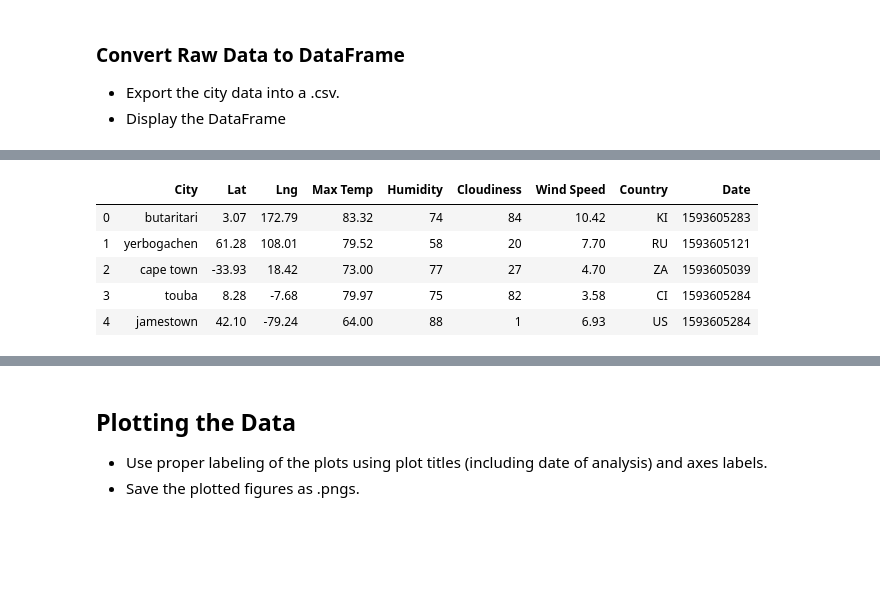
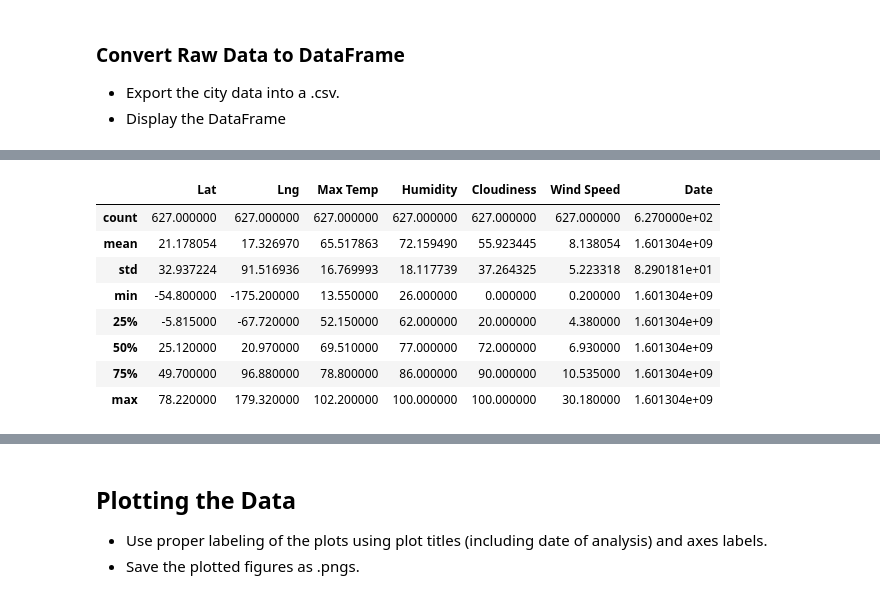
Before and after one commit to jfield24/API-Challenge, a Jupyter notebook: WeatherPy/WeatherPy.ipynb, the cells around one changed output, grey strips where cells are left out. Cells and saved outputs as stored; diff of their text form; code cells hidden in the pictures; blank space fills up the shorter version.

Commit message:
Updated output cities_csv and made progress on weatherpy

```diff
--- a/WeatherPy/WeatherPy.ipynb
+++ b/WeatherPy/WeatherPy.ipynb
@@ -78,0 +135,19 @@ Int64Index([], dtype='int64')
+# %%
+# Put the data into a dataframe
+city_data_df = pd.DataFrame({
+    "City": cities,
+    "Lat": lat,
+    "Lng": long,
+    "Max Temp": maxtemp,
+    "Humidity": humidity,
+    "Cloudiness": cloudiness,
+    "Wind Speed": wind_speed,
+    "Country": country,
+    "Date": date
+})
+
+# Export the city data into a csv file
+city_data_df.to_csv("output_data/cities.csv")
+
+# Display the DataFrame
+city_data_df.head()
@@ -79,10 +174,27 @@ Int64Index([], dtype='int64')
 # %%
 # Make a new DataFrame equal to the city data to drop all humidity outliers by index.
 # Passing "inplace=False" will make a copy of the city_data DataFrame, which we call "clean_city_data".
+
+# Find values of Q1 - 1.5 x IQR and Q3 + 1.5 x IQR by using the 75% (Q3) and 25% (Q1) values from the describe table above
+IQR = 85-55
+lower_lim = 55-IQR
+upper_lim = 85+IQR
+
+# Finding the index of the outliers
+index = city_data_df[(city_data_df["Humidity"] >= upper_lim)|(city_data_df["Humidity"] <= lower_lim)].index
+
+# Drop the indexes of the outliers
+clean_city_data_df = city_data_df.drop(index, inplace=False)
+
+# Describe to check if it dropped the correct rows
+clean_city_data_df.describe()
 # %% [output]
-|  | City | Lat | Lng | Max Temp | Humidity | Cloudiness | Wind Speed | Country | Date |
-| 0 | butaritari | 3.07 | 172.79 | 83.32 | 74 | 84 | 10.42 | KI | 1593605283 |
-| 1 | yerbogachen | 61.28 | 108.01 | 79.52 | 58 | 20 | 7.70 | RU | 1593605121 |
-| 2 | cape town | -33.93 | 18.42 | 73.00 | 77 | 27 | 4.70 | ZA | 1593605039 |
-| 3 | touba | 8.28 | -7.68 | 79.97 | 75 | 82 | 3.58 | CI | 1593605284 |
-| 4 | jamestown | 42.10 | -79.24 | 64.00 | 88 | 1 | 6.93 | US | 1593605284 |
+|  | Lat | Lng | Max Temp | Humidity | Cloudiness | Wind Speed | Date |
+| count | 627.000000 | 627.000000 | 627.000000 | 627.000000 | 627.000000 | 627.000000 | 6.270000e+02 |
+| mean | 21.178054 | 17.326970 | 65.517863 | 72.159490 | 55.923445 | 8.138054 | 1.601304e+09 |
+| std | 32.937224 | 91.516936 | 16.769993 | 18.117739 | 37.264325 | 5.223318 | 8.290181e+01 |
+| min | -54.800000 | -175.200000 | 13.550000 | 26.000000 | 0.000000 | 0.200000 | 1.601304e+09 |
+| 25% | -5.815000 | -67.720000 | 52.150000 | 62.000000 | 20.000000 | 4.380000 | 1.601304e+09 |
+| 50% | 25.120000 | 20.970000 | 69.510000 | 77.000000 | 72.000000 | 6.930000 | 1.601304e+09 |
+| 75% | 49.700000 | 96.880000 | 78.800000 | 86.000000 | 90.000000 | 10.535000 | 1.601304e+09 |
+| max | 78.220000 | 179.320000 | 102.200000 | 100.000000 | 100.000000 | 30.180000 | 1.601304e+09 |
```
Also changed, not shown: parts of 14 cells of this notebook, 1 other file.
